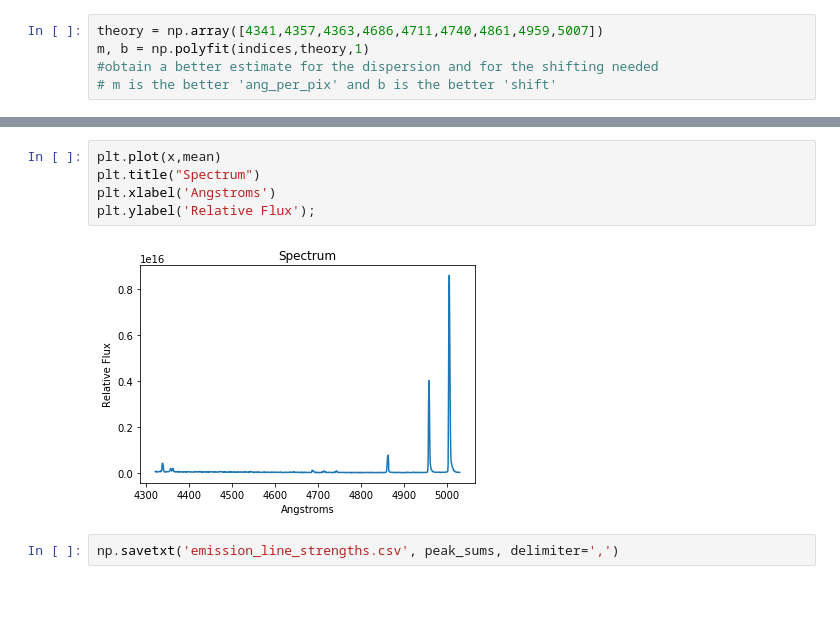
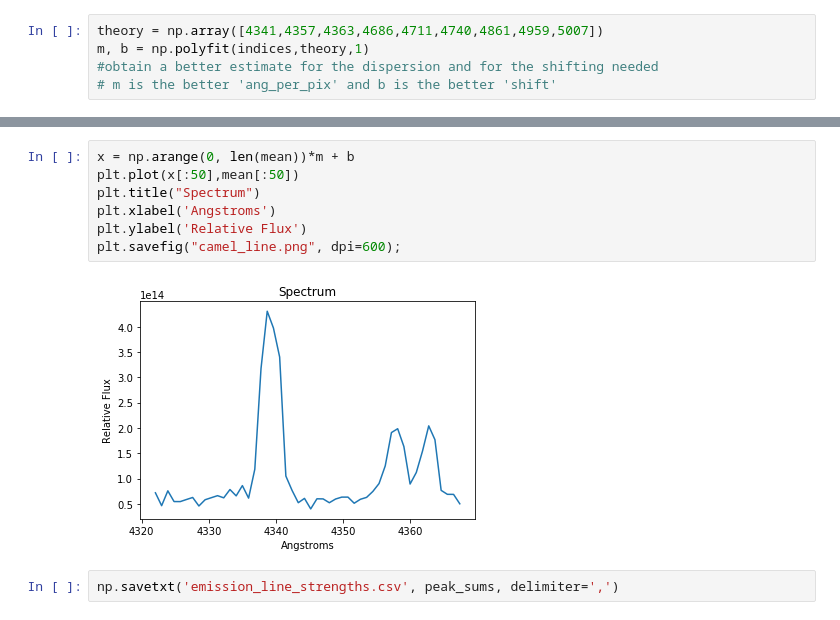
Before and after one commit to astro-kjc/AST443, a Jupyter notebook: Lab2/Lab2_normaliztion.ipynb, the cells around one changed output, grey strips where cells are left out. Cells and saved outputs as stored; diff of their text form.

```diff
--- a/Lab2/Lab2_normaliztion.ipynb
+++ b/Lab2/Lab2_normaliztion.ipynb
@@ -231,10 +225,12 @@ peak_sums
 # %%
-plt.plot(x,mean)
+x = np.arange(0, len(mean))*m + b
+plt.plot(x[:50],mean[:50])
 plt.title("Spectrum")
 plt.xlabel('Angstroms')
-plt.ylabel('Relative Flux');
+plt.ylabel('Relative Flux')
+plt.savefig("camel_line.png", dpi=600);
 # %% [output]
-[figure, old version]
+[figure, new version]
 # %%
 np.savetxt('emission_line_strengths.csv', peak_sums, delimiter=',')
 # %%
```
Also changed, not shown: parts of 13 cells of this notebook.
